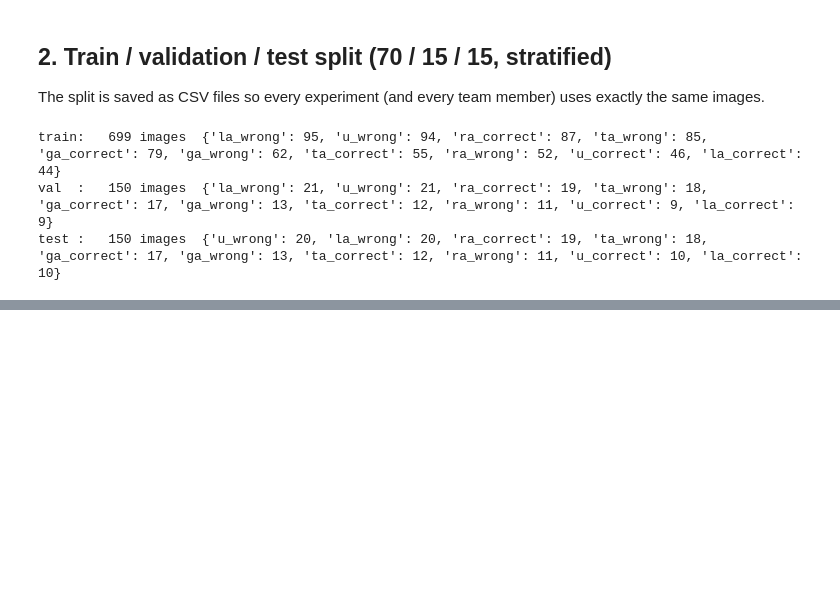
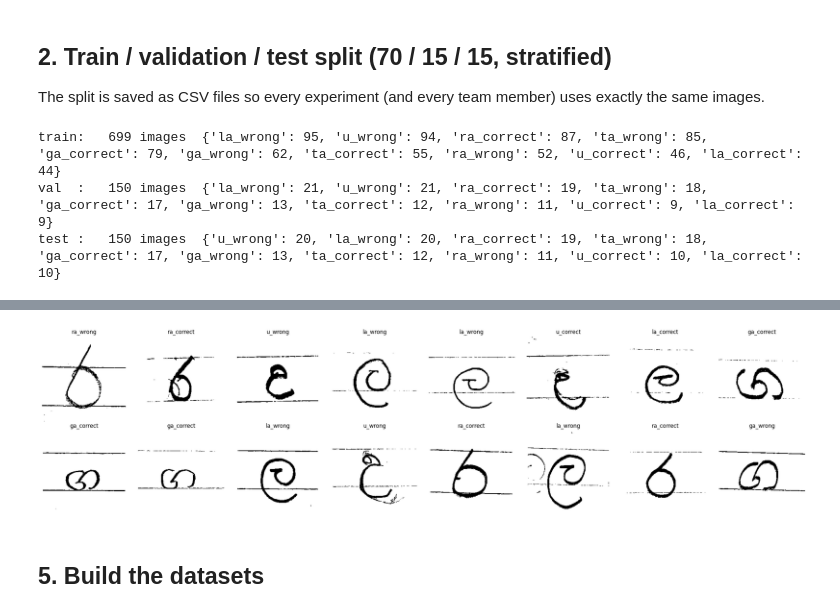
Before and after one commit to Janith303/Sinhala-and-Maths-Model-training-, a Jupyter notebook: notebook/resnet50.ipynb, the cells around one changed output, grey strips where cells are left out. Saved outputs shown, nothing was run; the diff lists cells and outputs as text; code cells hidden in the pictures; blank space fills up the shorter version.

```diff
--- a/notebook/resnet50.ipynb
+++ b/notebook/resnet50.ipynb
@@ -236,0 +302,19 @@ test :   150 images  {'u_wrong': 20, 'la_wrong': 20, 'ra_correct': 19, 'ta_wrong
+# %%
+def show_samples(df_part, n=16):
+    n = min(n, len(df_part))
+    sample = df_part.sample(n, random_state=SEED)
+    cols = max(n // 2, 1)
+    fig, axes = plt.subplots(2, cols, figsize=(3 * cols, 6))
+    for ax, (_, r) in zip(np.ravel(axes), sample.iterrows()):
+        bw = load_and_binarize(r["path"]).numpy().squeeze()
+        ax.imshow(bw, cmap="gray", vmin=0, vmax=255)
+        ax.set_title(r["class"])
+        ax.axis("off")
+    plt.tight_layout()
+    plt.show()
+
+show_samples(train_df)
+# %% [output]
+[figure, added]
+# %% [markdown]
+## 5. Build the datasets
```
Also changed, not shown: parts of 4 cells of this notebook.
